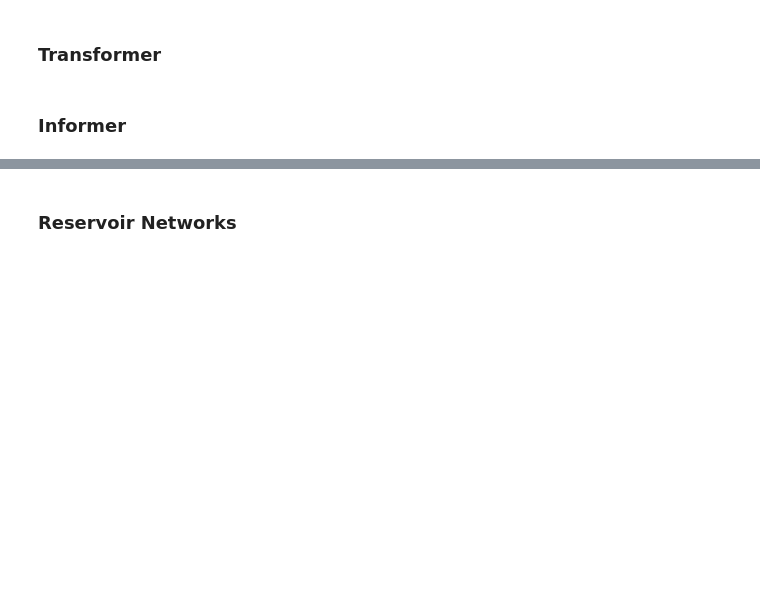
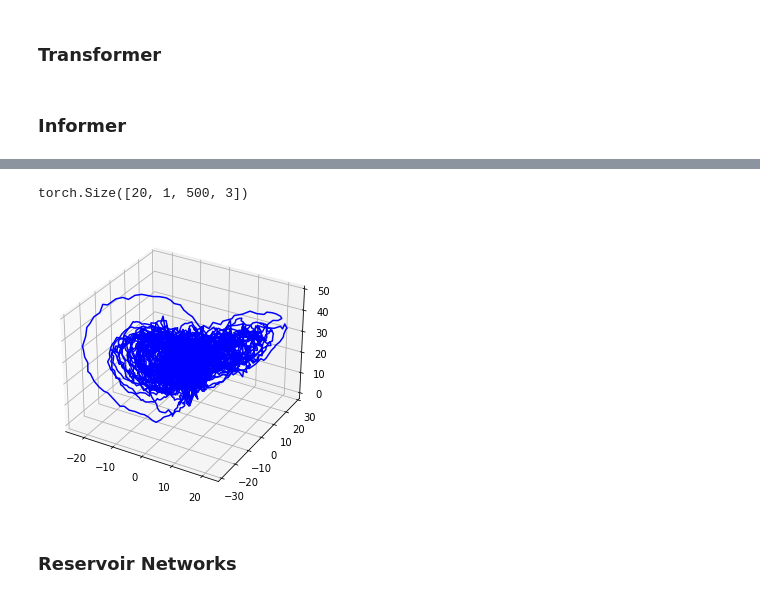
Before and after one commit to lupoalberto98/Physical-Informed-Dynamical-Systems, a Jupyter notebook: src/main.ipynb, the cells around one changed output, grey strips where cells are left out. Drawn from its saved outputs; the diff is of its cells as text; code cells hidden in the pictures; blank space fills up the shorter version.

```diff
--- a/src/main.ipynb
+++ b/src/main.ipynb
@@ -518,4 +463,12 @@ trainer_ae.callback_metrics
 # %%
-perturbation = torch.tensor([0.01]*len(ae_train_dataset), dtype=torch.float32).unsqueeze(1)+ae_train_dataset
-perturbation, _, _ = net_ae(perturbation)
-perturbation = perturbation.detach().numpy()
+#perturbation = torch.tensor([0.01]*len(train_dataset), dtype=torch.float32).unsqueeze(1).unsqueeze(0)
+print(val_states.data.shape)
+rec, mean, log_var = net_ae(val_states.data)
+rec = rec.detach().numpy()
+fig = plt.figure(figsize=(10,5))
+ax = plt.axes(projection="3d")
+for i in range(len(rec)):
+    ax.plot(rec[i,0,:,0], rec[i,0,:,1], rec[i,0,:,2], c="b")
+# %% [output]
+torch.Size([20, 1, 500, 3])
+[figure, added]
```
Also changed, not shown: parts of 24 cells of this notebook, 7 other files.
